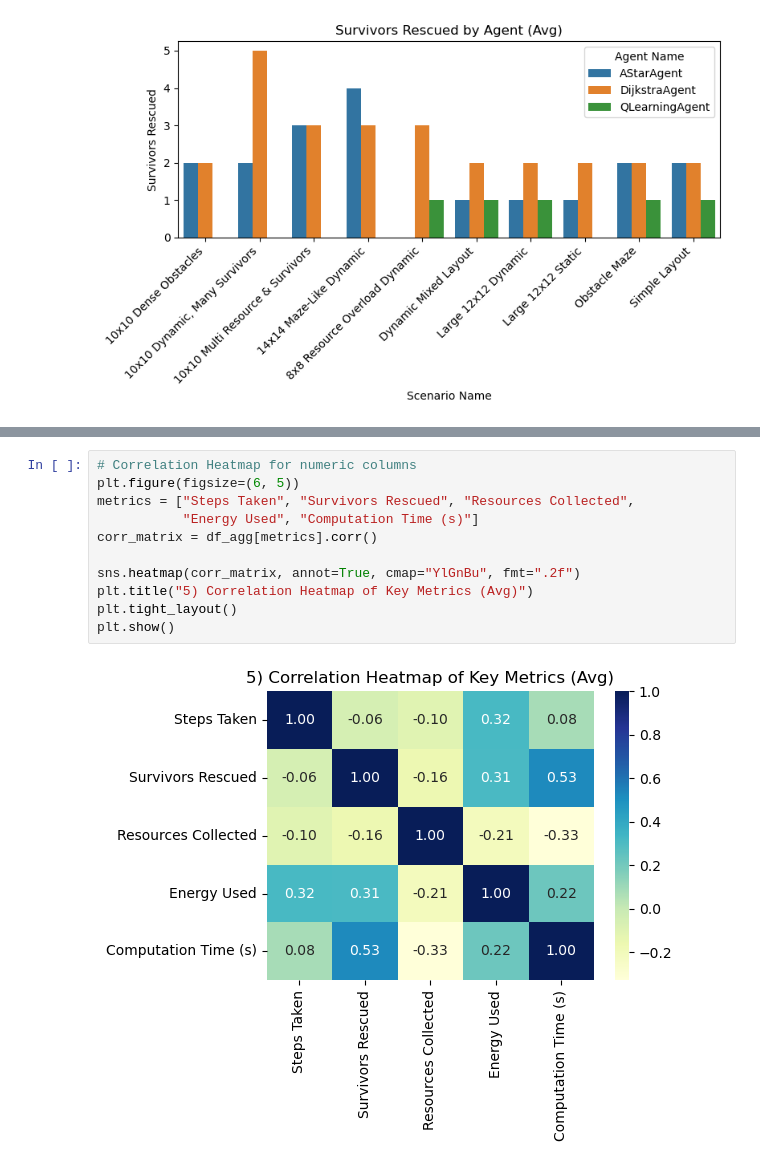
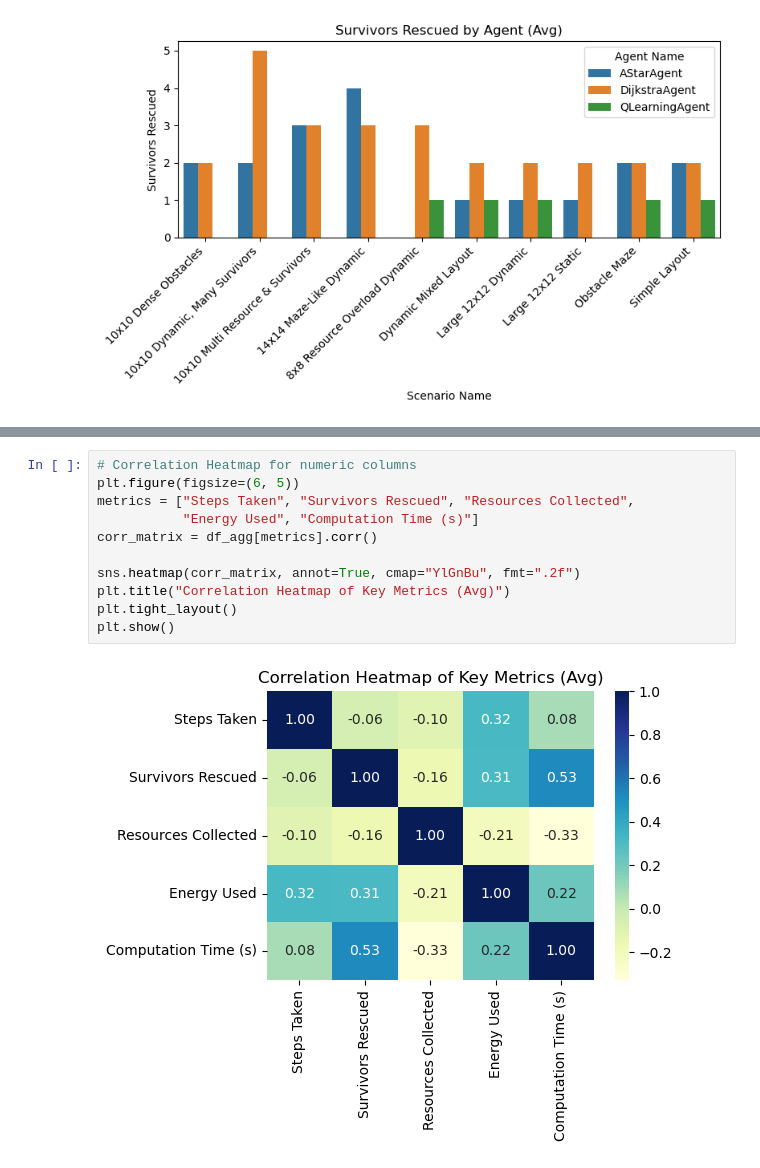
Before and after one commit to NeuralWave42/ST449---Project, a Jupyter notebook: draft-final-group-code.ipynb, the cells around one changed output, grey strips where cells are left out. Saved outputs shown, nothing was run; the diff lists cells and outputs as text.

Commit message:
removed the graph numbers

```diff
--- a/draft-final-group-code.ipynb
+++ b/draft-final-group-code.ipynb
@@ -1236,13 +1236,13 @@ plt.show()
 # %%
 # Correlation Heatmap for numeric columns
 plt.figure(figsize=(6, 5))
 metrics = ["Steps Taken", "Survivors Rescued", "Resources Collected",
            "Energy Used", "Computation Time (s)"]
 corr_matrix = df_agg[metrics].corr()
 
 sns.heatmap(corr_matrix, annot=True, cmap="YlGnBu", fmt=".2f")
-plt.title("5) Correlation Heatmap of Key Metrics (Avg)")
+plt.title("Correlation Heatmap of Key Metrics (Avg)")
 plt.tight_layout()
 plt.show()
 # %% [output]
-[figure, old version]
+[figure, new version]
```
Also changed, not shown: parts of 2 cells of this notebook.
